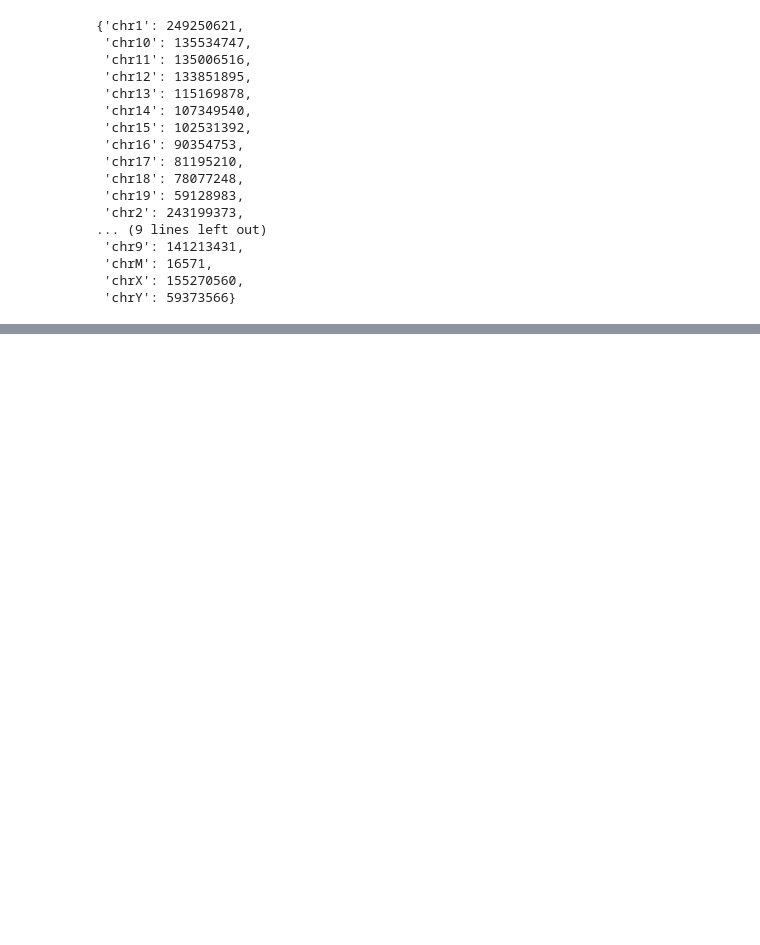
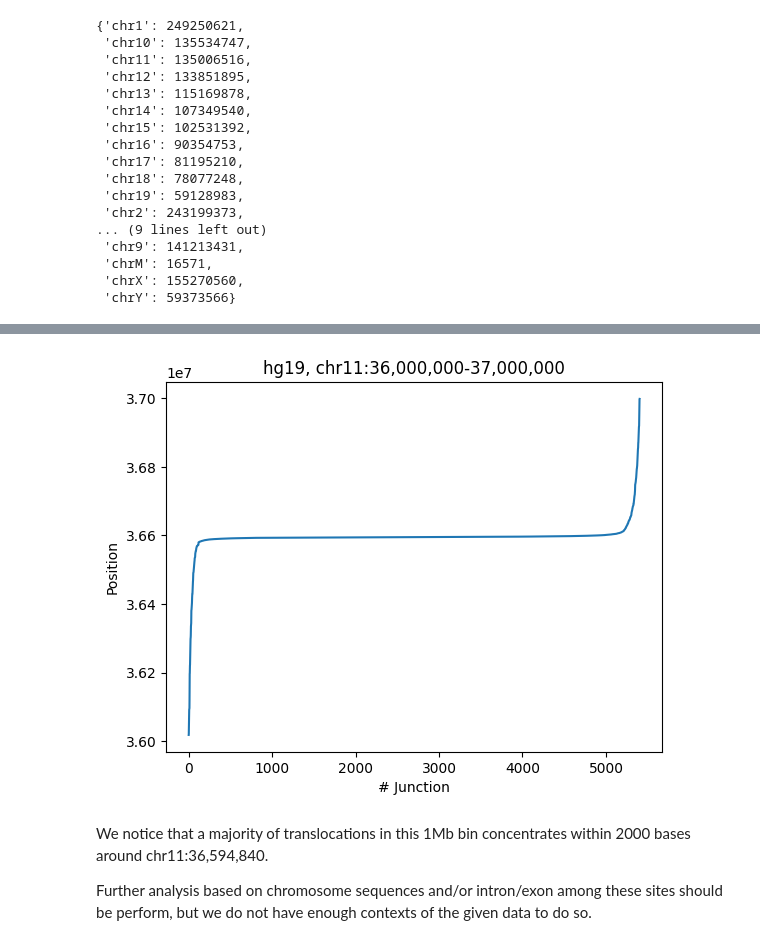
Before and after one commit to dnnguy23/translocation_sequence, a Jupyter notebook: analysis.ipynb, the cells around one changed output, grey strips where cells are left out. Drawn from its saved outputs; the diff is of its cells as text; code cells hidden in the pictures; blank space fills up the shorter version.

```diff
--- a/analysis.ipynb
+++ b/analysis.ipynb
@@ -256,0 +264,3 @@ dot_plot_splitv2(input_data, color_map, chromosomes, f'hg19, bin={bin_size}', bi
+# %%
+hotpots = newdf[(newdf['Rname']  == 'chr11') & (newdf['bin'] == 36)]
+hotpots['Junction'].describe()
@@ -256,0 +277,12 @@ dot_plot_splitv2(input_data, color_map, chromosomes, f'hg19, bin={bin_size}', bi
+# %%
+plt.plot(np.arange(1, hotpots['Junction'].count()+1), hotpots['Junction'])
+plt.xlabel('# Junction')
+plt.ylabel('Position')
+plt.title('hg19, chr11:36,000,000-37,000,000')
+plt.show()
+# %% [output]
+[figure, added]
+# %% [markdown]
+We notice that a majority of translocations in this 1Mb bin concentrates within 2000 bases around chr11:36,594,840.
+
+Further analysis based on chromosome sequences and/or intron/exon among these sites should be perform, but we do not have enough contexts of the given data to do so.
```
Also changed, not shown: parts of 26 cells of this notebook, 7 other files.
